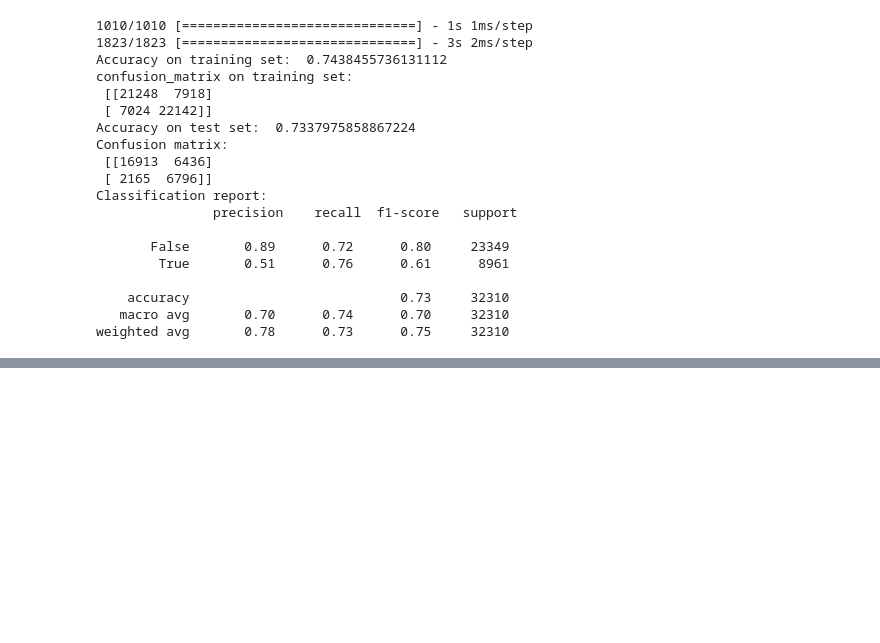
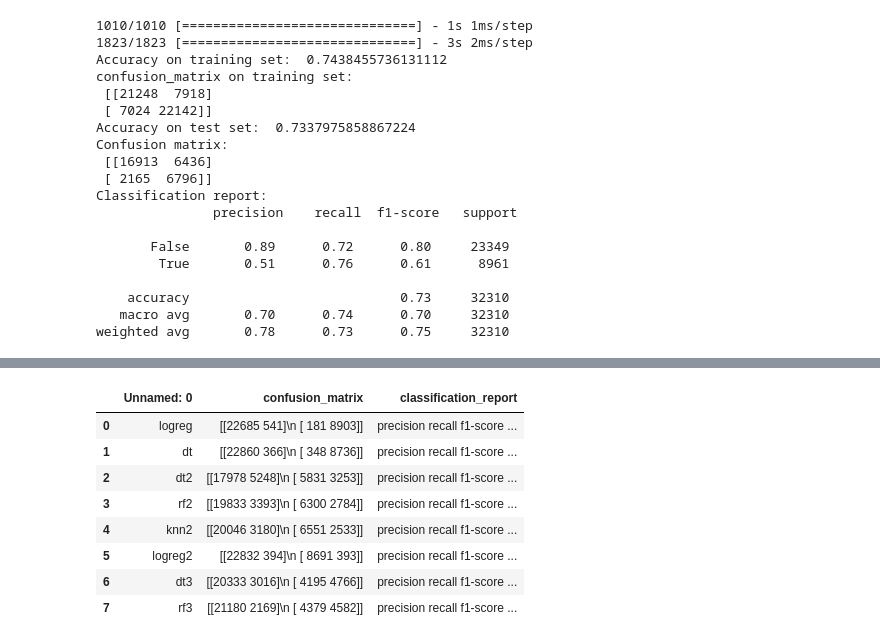
Before and after one commit to irenedovichi/DM-project, a Jupyter notebook: TASK 3/classification.ipynb, the cells around one changed output, grey strips where cells are left out. Cells and saved outputs as stored; diff of their text form; code cells hidden in the pictures; blank space fills up the shorter version.

```diff
--- a/TASK 3/classification.ipynb
+++ b/TASK 3/classification.ipynb
@@ -655,0 +1057,14 @@ weighted avg       0.78      0.73      0.75     32310
+# %%
+results= pd.read_csv('results.csv', index_col=False)
+# %%
+results
+# %% [output]
+|  | Unnamed: 0 | confusion_matrix | classification_report |
+| 0 | logreg | [[22685 541]\n [ 181 8903]] | precision recall f1-score ... |
+| 1 | dt | [[22860 366]\n [ 348 8736]] | precision recall f1-score ... |
+| 2 | dt2 | [[17978 5248]\n [ 5831 3253]] | precision recall f1-score ... |
+| 3 | rf2 | [[19833 3393]\n [ 6300 2784]] | precision recall f1-score ... |
+| 4 | knn2 | [[20046 3180]\n [ 6551 2533]] | precision recall f1-score ... |
+| 5 | logreg2 | [[22832 394]\n [ 8691 393]] | precision recall f1-score ... |
+| 6 | dt3 | [[20333 3016]\n [ 4195 4766]] | precision recall f1-score ... |
+| 7 | rf3 | [[21180 2169]\n [ 4379 4582]] | precision recall f1-score ... |
```
Also changed, not shown: parts of 58 cells of this notebook, 2 other files.
